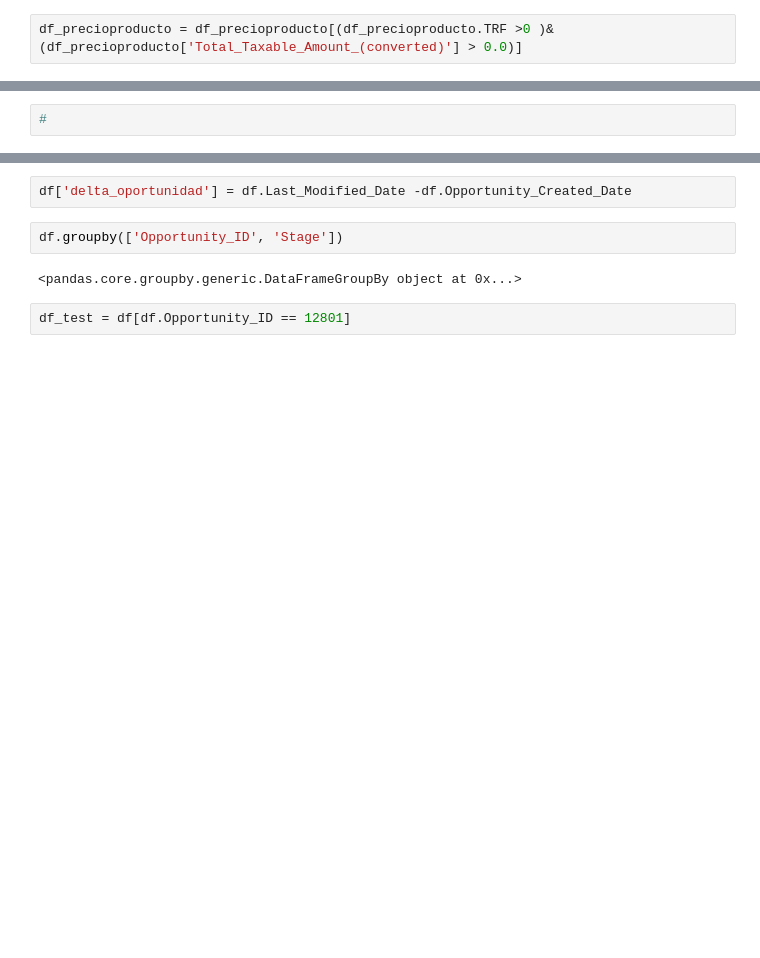
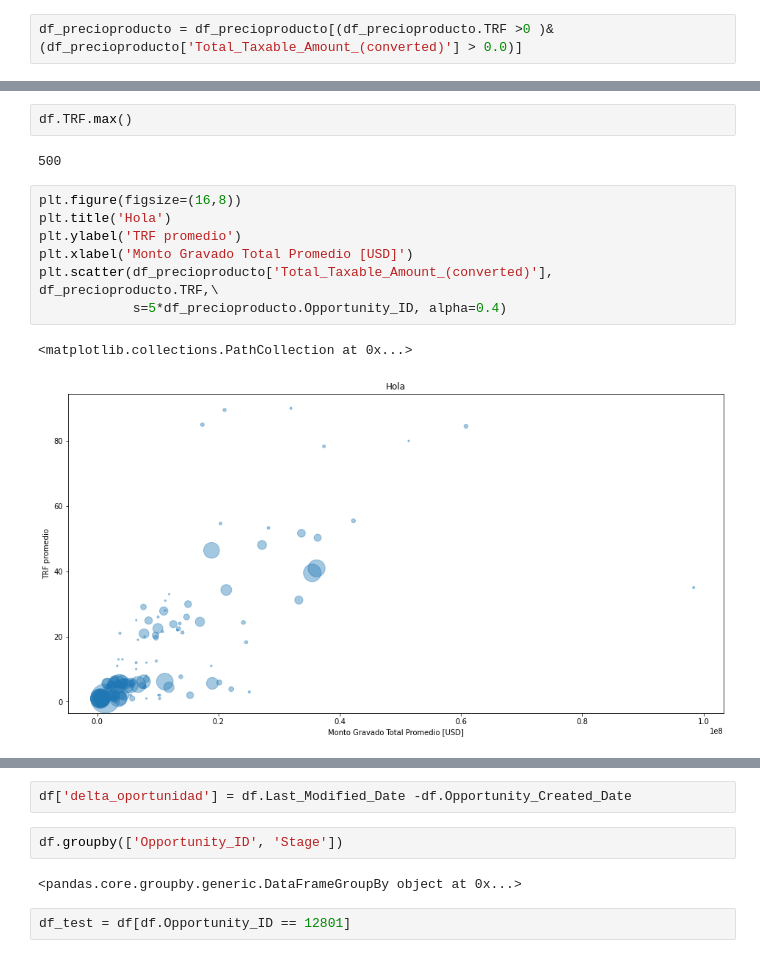
Before and after one commit to faristegui/tpdatos-2c-2020, a Jupyter notebook: TP1_Martin.ipynb, the cells around one changed output, grey strips where cells are left out. Saved outputs shown, nothing was run; the diff lists cells and outputs as text; blank space fills up the shorter version.

```diff
--- a/TP1_Martin.ipynb
+++ b/TP1_Martin.ipynb
@@ -348,3 +335,15 @@ dtype: float64
-# %%
-#
+# %%
+df.TRF.max()
+# %% [output]
+500
+# %%
+plt.figure(figsize=(16,8))
+plt.title('Hola')
+plt.ylabel('TRF promedio')
+plt.xlabel('Monto Gravado Total Promedio [USD]')
+plt.scatter(df_precioproducto['Total_Taxable_Amount_(converted)'], df_precioproducto.TRF,\
+            s=5*df_precioproducto.Opportunity_ID, alpha=0.4)
+# %% [output]
+<matplotlib.collections.PathCollection at 0x...>
+[figure, added]
 # %%
```
Also changed, not shown: parts of 37 cells of this notebook.
